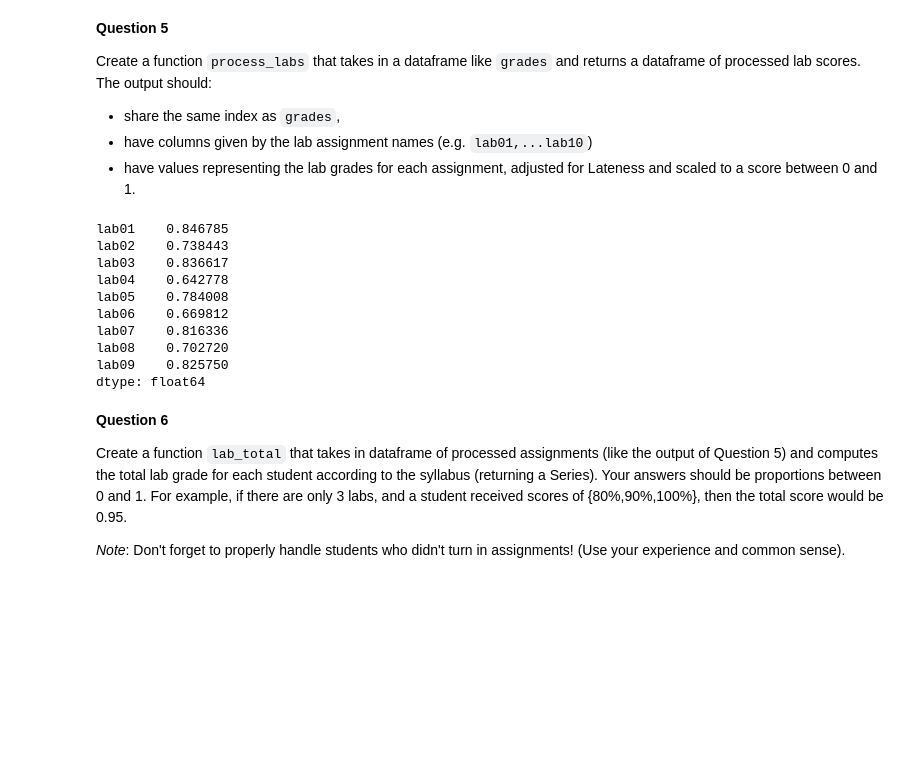
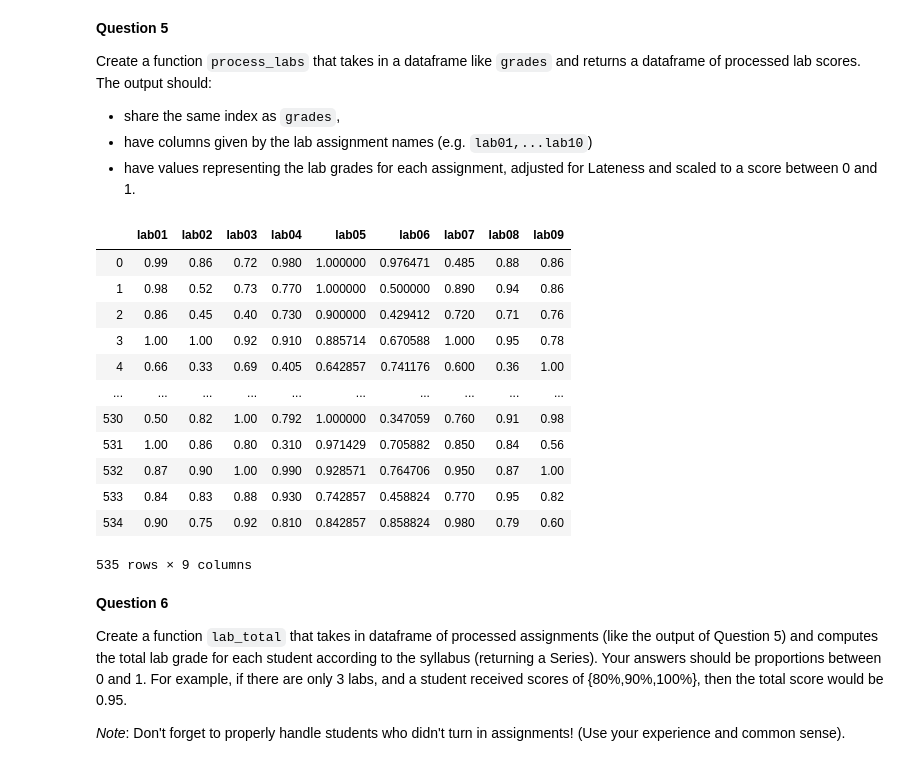
Before and after one commit to harbor-s/dsc80-sp20, a Jupyter notebook: projects/project01/project01.ipynb, the cells around one changed output. Drawn from its saved outputs; the diff is of its cells as text; code cells hidden in the pictures; blank space fills up the shorter version.

```diff
--- a/projects/project01/project01.ipynb
+++ b/projects/project01/project01.ipynb
@@ -229,20 +229,22 @@ Create a function `process_labs` that takes in a dataframe like `grades` and ret
 * share the same index as `grades`,
 * have columns given by the lab assignment names (e.g. `lab01,...lab10`)
 * have values representing the lab grades for each assignment, adjusted for Lateness and scaled to a score between 0 and 1.
-# %%
-out = proj.process_labs(grades)
-out.mean()
-# %% [output]
-lab01    0.846785
-lab02    0.738443
-lab03    0.836617
-lab04    0.642778
-lab05    0.784008
-lab06    0.669812
-lab07    0.816336
-lab08    0.702720
-lab09    0.825750
-dtype: float64
+# %%
+proj.process_labs(grades)
+# %% [output]
+|  | lab01 | lab02 | lab03 | lab04 | lab05 | lab06 | lab07 | lab08 | lab09 |
+| 0 | 0.99 | 0.86 | 0.72 | 0.980 | 1.000000 | 0.976471 | 0.485 | 0.88 | 0.86 |
+| 1 | 0.98 | 0.52 | 0.73 | 0.770 | 1.000000 | 0.500000 | 0.890 | 0.94 | 0.86 |
+| 2 | 0.86 | 0.45 | 0.40 | 0.730 | 0.900000 | 0.429412 | 0.720 | 0.71 | 0.76 |
+| 3 | 1.00 | 1.00 | 0.92 | 0.910 | 0.885714 | 0.670588 | 1.000 | 0.95 | 0.78 |
+| 4 | 0.66 | 0.33 | 0.69 | 0.405 | 0.642857 | 0.741176 | 0.600 | 0.36 | 1.00 |
+| ... | ... | ... | ... | ... | ... | ... | ... | ... | ... |
+| 530 | 0.50 | 0.82 | 1.00 | 0.792 | 1.000000 | 0.347059 | 0.760 | 0.91 | 0.98 |
+| 531 | 1.00 | 0.86 | 0.80 | 0.310 | 0.971429 | 0.705882 | 0.850 | 0.84 | 0.56 |
+| 532 | 0.87 | 0.90 | 1.00 | 0.990 | 0.928571 | 0.764706 | 0.950 | 0.87 | 1.00 |
+| 533 | 0.84 | 0.83 | 0.88 | 0.930 | 0.742857 | 0.458824 | 0.770 | 0.95 | 0.82 |
+| 534 | 0.90 | 0.75 | 0.92 | 0.810 | 0.842857 | 0.858824 | 0.980 | 0.79 | 0.60 |
+535 rows × 9 columns
 # %% [markdown]
 **Question 6**
 
```
Also changed, not shown: parts of 12 cells of this notebook, 1 other file.
